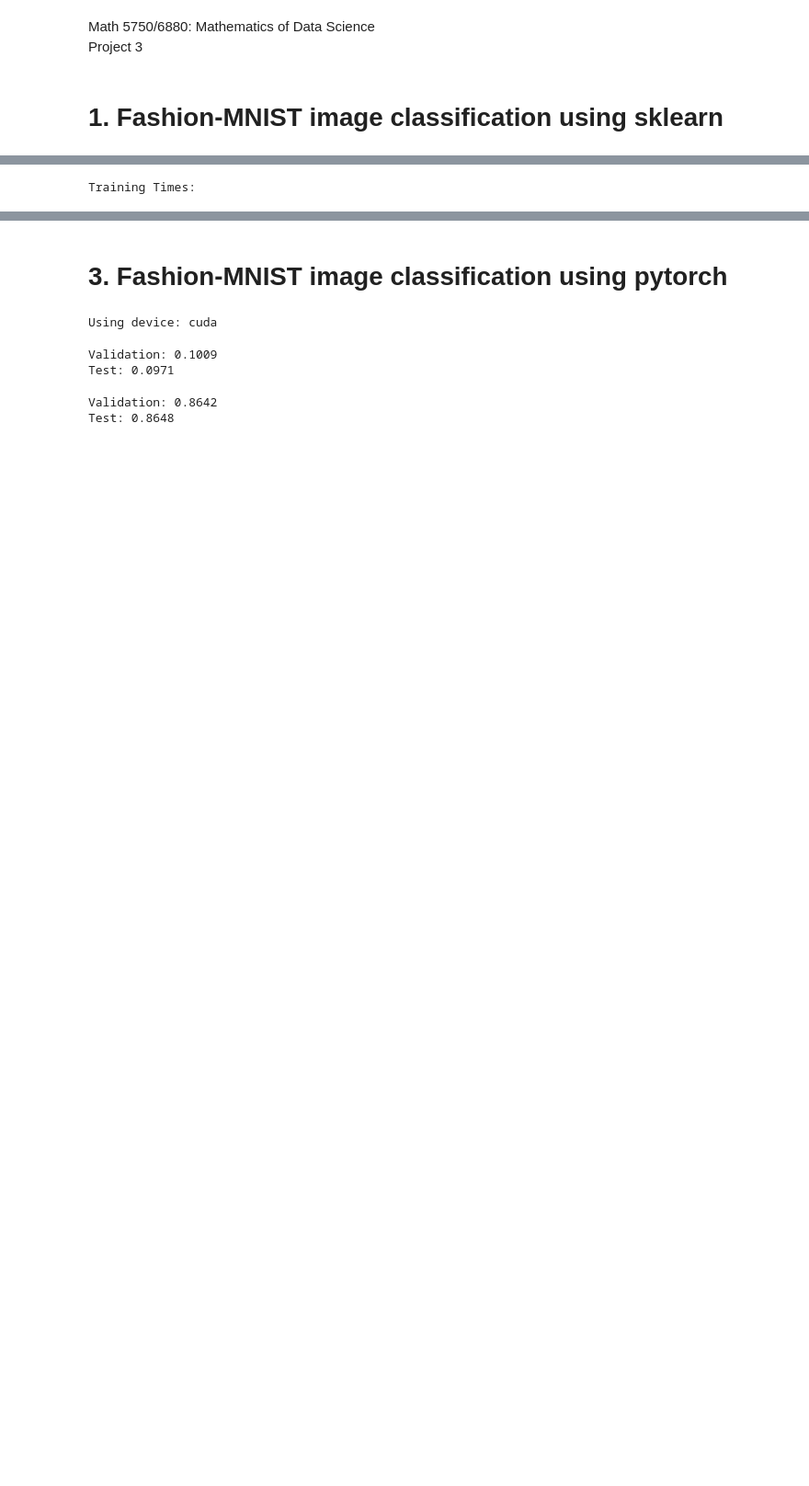
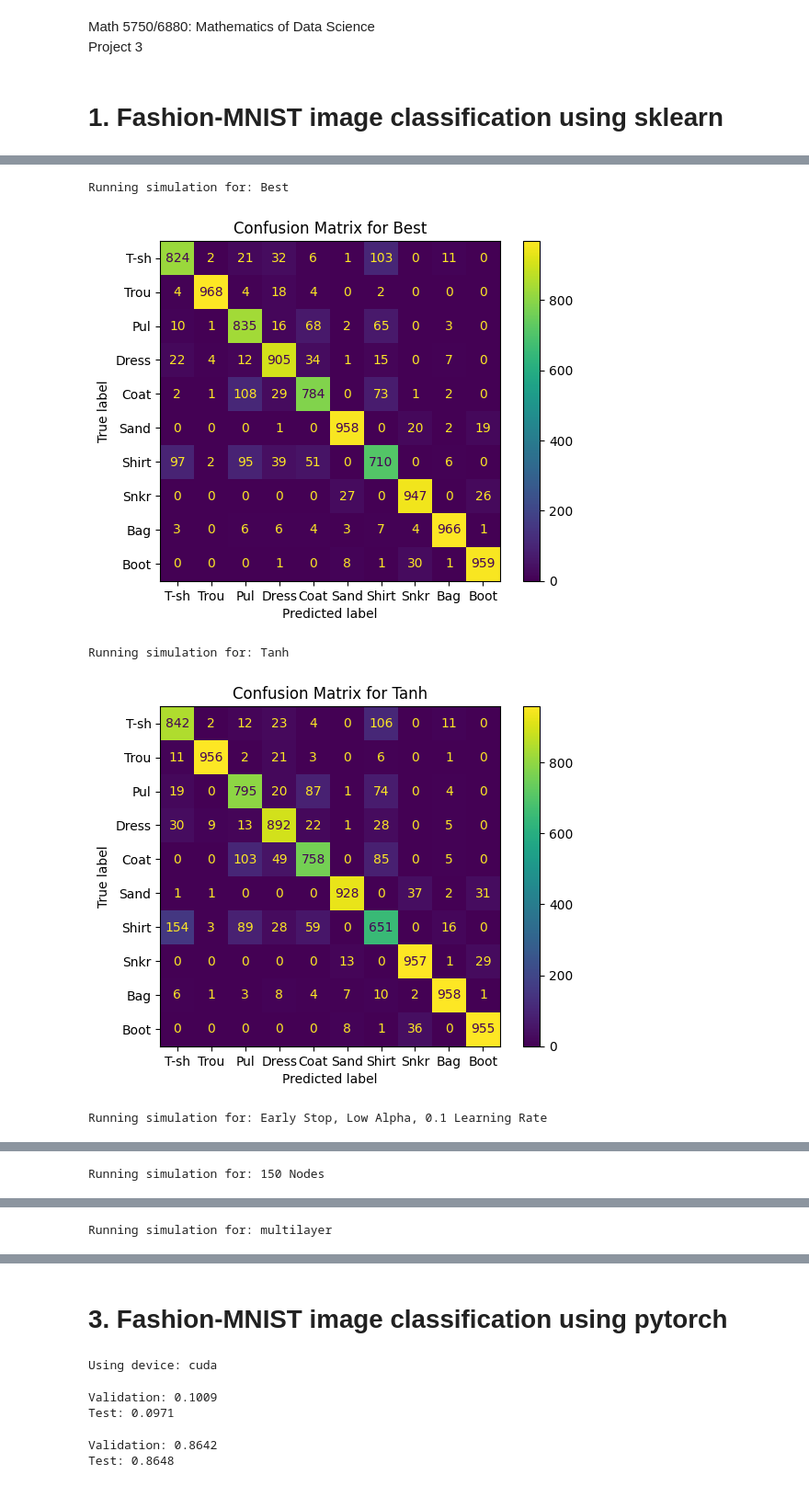
Before and after one commit to glawt0n/dataproject3, a Jupyter notebook: project3.ipynb, the cells around one changed output, grey strips where cells are left out. Shown: that part at 92% size. Saved outputs shown, nothing was run; the diff lists cells and outputs as text; code cells hidden in the pictures; blank space fills up the shorter version.

```diff
--- a/project3.ipynb
+++ b/project3.ipynb
@@ -128,7 +119,7 @@ sampling = {
     "Tanh": {'config': {'hidden_layer_sizes': (100,), 'max_iter': 7, 'alpha': 0.0001, 'solver': 'sgd', 'learning_rate_init': 0.1, 'activation': 'tanh', 'early_stopping': False, 'random_state': 1}, 'accuracy': 0.8743},
     "Early Stop, Low Alpha, 0.1 Learning Rate": {'config': {'hidden_layer_sizes': (100,), 'max_iter': 7, 'alpha': 0.00010938909086935239, 'solver': 'sgd', 'learning_rate_init': 0.1, 'activation': 'logistic', 'early_stopping': True, 'random_state': 2}, 'accuracy': 0.8757},
     "150 Nodes": {'config': {'hidden_layer_sizes': 150, 'max_iter': 7, 'alpha': 0.0001, 'solver': 'sgd', 'learning_rate_init': 0.15, 'activation': 'logistic', 'early_stopping': False, 'random_state': 2}, 'accuracy': 0.8824},
-    "multilayer": {'config': {'hidden_layer_sizes': (20, 20), 'max_iter': 12, 'alpha':1e-4, 'solver': 'sgd', 'learning_rate_init': 0.1, 'activation': 'logistic', 'early_stopping': False, 'random_state': 1}}
+    "multilayer": {'config': {'hidden_layer_sizes': (20, 20), 'max_iter': 12, 'alpha':1e-4, 'solver': 'sgd', 'learning_rate_init': 0.1, 'activation': 'logistic', 'early_stopping': False, 'random_state': 1}, 'accuracy': 0.8586},
 }
 # %%
 import time
@@ -140,33 +131,37 @@ import pandas as pd
 results = {}
 class_labels = ['T-shirt', 'Trouser', 'Pullover', 'Dress', 'Coat', 'Sandal', 'Shirt', 'Sneaker', 'Bag', 'Ankle boot']
 abbreviated_labels = ['T-sh', 'Trou', 'Pul', 'Dress', 'Coat', 'Sand', 'Shirt', 'Snkr', 'Bag', 'Boot']
 
-if False:
+if True:
     for name, item in sampling.items():
         print(f"Running simulation for: {name}")
         start_time = time.time()
         mlp = MLPClassifier(**item["config"])
         mlp.fit(X_train, y_train)
         y_pred = mlp.predict(X_test)
         end_time = time.time()
         training_time = end_time - start_time
 
         cm = confusion_matrix(y_test, y_pred)
 
         # Display confusion matrix as a plot
         disp = ConfusionMatrixDisplay(confusion_matrix=cm, display_labels=abbreviated_labels)
         disp.plot()
         plt.title(f'Confusion Matrix for {name}')
         plt.show()
 
         results[name] = {
-            "accuracy": item["accuracy"], # Use the accuracy already calculated
+            "accuracy": accuracy_score(y_test, y_pred),
             "training_time": training_time
         }
 
 # Print training times
 print("\nTraining Times:")
 for name, result in results.items():
     print(f"{name}: {result['training_time']:.4f} seconds")
 # %% [output]
-Training Times:
+Running simulation for: Best
+[figure, added]
+Running simulation for: Tanh
+[figure, added]
+Running simulation for: Early Stop, Low Alpha, 0.1 Learning Rate
@@ -172,0 +169 @@ Training Times:
+Running simulation for: 150 Nodes
@@ -172,0 +171 @@ Training Times:
+Running simulation for: multilayer
```
Also changed, not shown: parts of 3 cells of this notebook.
